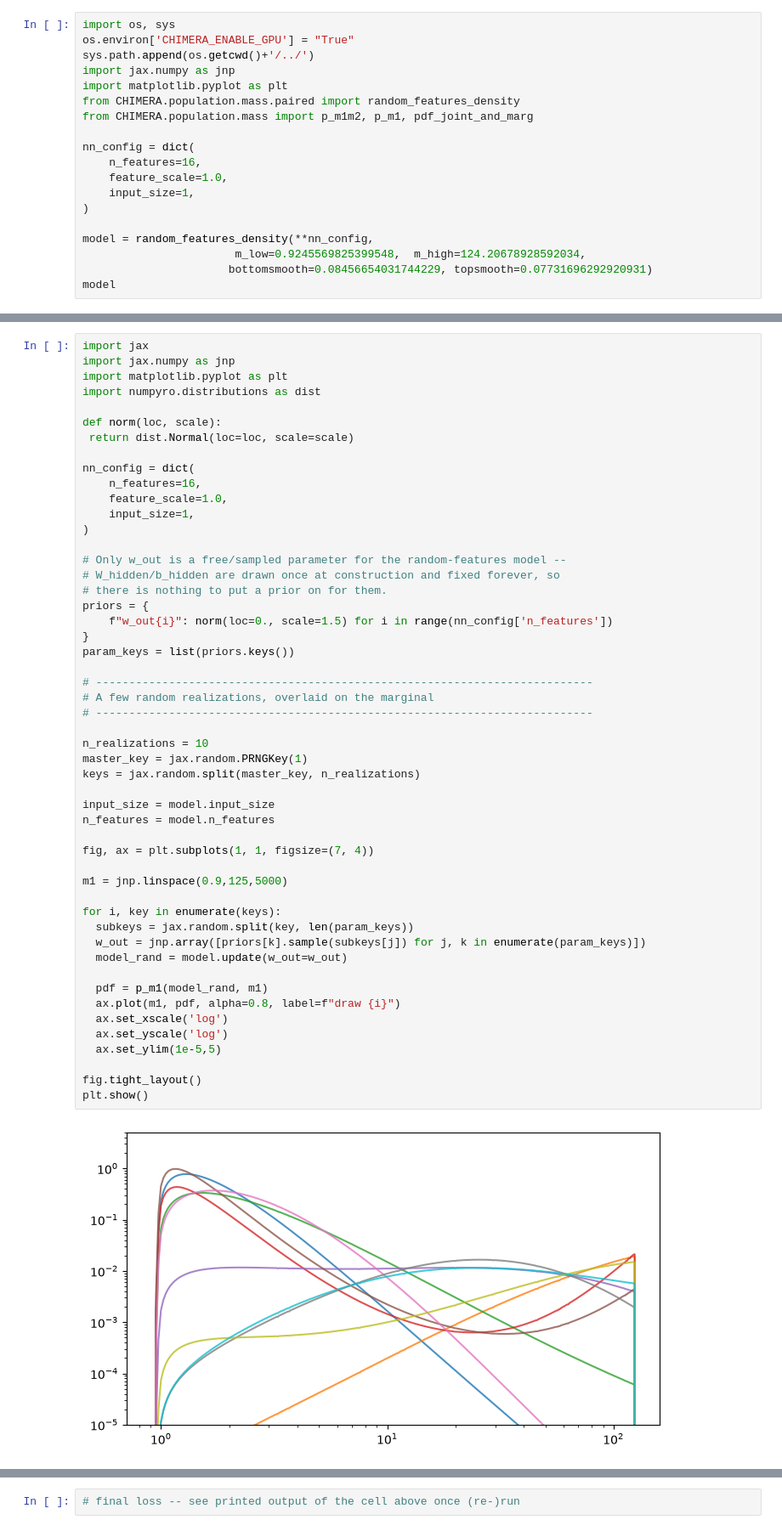
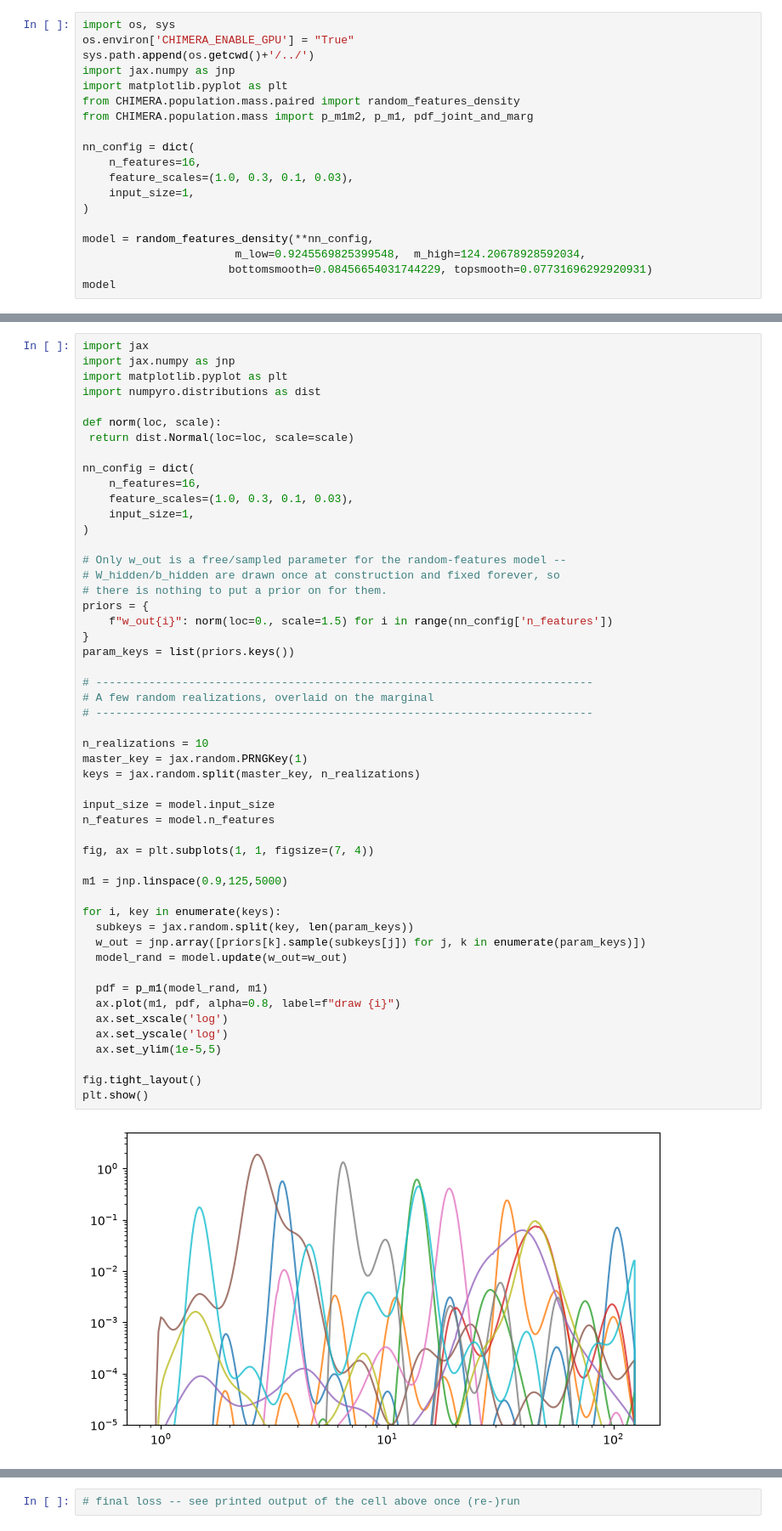
Before and after one commit to CosmoStatGW/CHIMERA, a Jupyter notebook: examples/nn.ipynb, the cells around one changed output, grey strips where cells are left out. Shown at 85% size. Cells and saved outputs as stored; diff of their text form.

```diff
--- a/examples/nn.ipynb
+++ b/examples/nn.ipynb
@@ -9,7 +9,7 @@ from CHIMERA.population.mass import p_m1m2, p_m1, pdf_joint_and_marg
 
 nn_config = dict(
     n_features=16,
-    feature_scale=1.0,
+    feature_scales=(1.0, 0.3, 0.1, 0.03),
     input_size=1,
 )
 
@@ -47,7 +47,7 @@ def norm(loc, scale):
 
 nn_config = dict(
     n_features=16,
-    feature_scale=1.0,
+    feature_scales=(1.0, 0.3, 0.1, 0.03),
     input_size=1,
 )
 
@@ -61,34 +61,34 @@ param_keys = list(priors.keys())
 
 # ---------------------------------------------------------------------------
 # A few random realizations, overlaid on the marginal
 # ---------------------------------------------------------------------------
 
 n_realizations = 10
 master_key = jax.random.PRNGKey(1)
 keys = jax.random.split(master_key, n_realizations)
 
 input_size = model.input_size
 n_features = model.n_features
 
 fig, ax = plt.subplots(1, 1, figsize=(7, 4))
 
 m1 = jnp.linspace(0.9,125,5000)
 
 for i, key in enumerate(keys):
   subkeys = jax.random.split(key, len(param_keys))
   w_out = jnp.array([priors[k].sample(subkeys[j]) for j, k in enumerate(param_keys)])
   model_rand = model.update(w_out=w_out)
 
   pdf = p_m1(model_rand, m1)
   ax.plot(m1, pdf, alpha=0.8, label=f"draw {i}")
   ax.set_xscale('log')
   ax.set_yscale('log')
   ax.set_ylim(1e-5,5)
 
 fig.tight_layout()
 plt.show()
 # %% [output]
-[figure, old version]
+[figure, new version]
 # %%
 m1 = jnp.linspace(0.5,150,5000)
 m1g = jnp.array([m1 for _ in range(300)]).T
```
Also changed, not shown: parts of 6 cells of this notebook, 1 other file.
